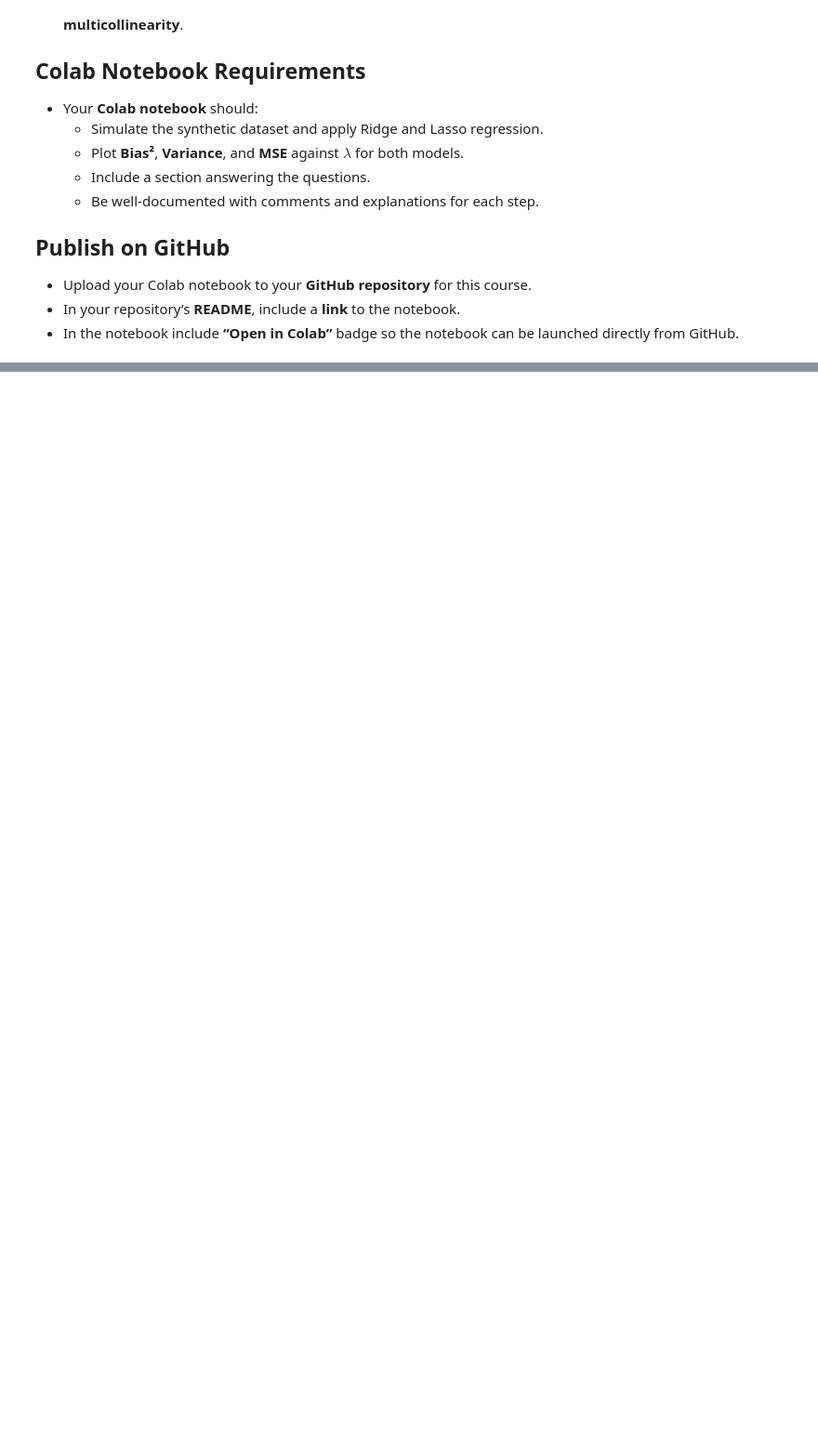
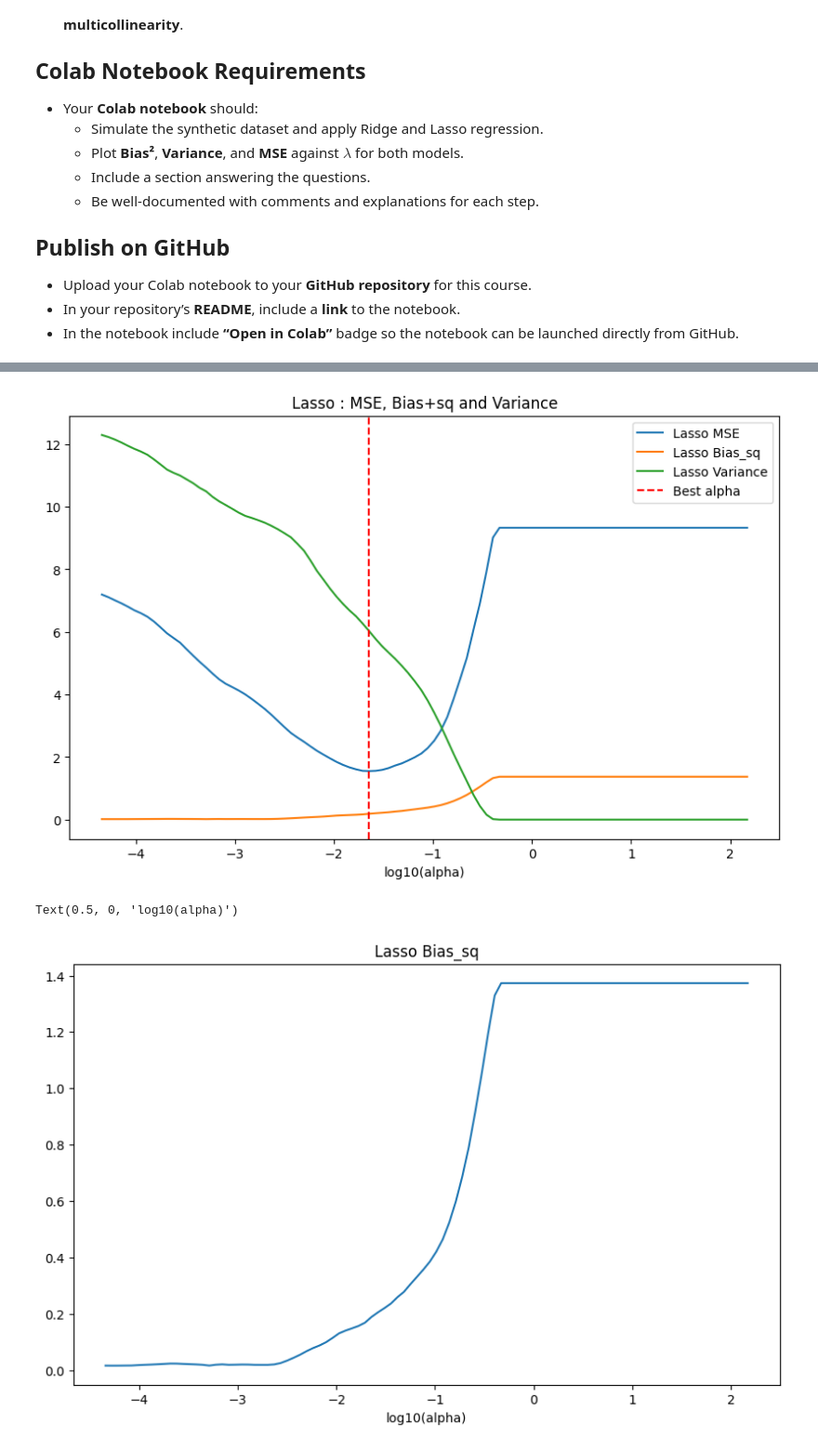
Before and after one commit to kussy29/machine_learning, a Jupyter notebook: lab04_penalized_regression.ipynb, the cells around one changed output, grey strips where cells are left out. Shown at 93% size. Cells and saved outputs as stored; diff of their text form; code cells hidden in the pictures; blank space fills up the shorter version.

```diff
--- a/lab04_penalized_regression.ipynb
+++ b/lab04_penalized_regression.ipynb
@@ -668,0 +693,62 @@ In this assignment, you will explore how **Ridge** and **Lasso** regression intr
+# %%
+alphas=np.exp(np.linspace(-10,5,100))
+
+ridge_mses=[]
+lasso_mses=[]
+ridge_biases=[]
+ridge_variances=[]
+lasso_biases=[]
+lasso_variances=[]
+min_mse_lasso=float('inf')
+min_mse_ridge=float('inf')
+alpha_lasso=0
+alpha_ridge=0
+for alpha in alphas:
+    ridge=Ridge(alpha=alpha).fit(X,y)
+    lasso=Lasso(alpha=alpha).fit(X,y)
+
+    # Calculating MSE, Bias and Variance
+    y_pred_ridge=ridge.predict(X_test)
+    y_pred_lasso=lasso.predict(X_test)
+
+    ridge_mses.append(np.mean((y_test-y_pred_ridge)**2))
+    lasso_mses.append(np.mean((y_test-y_pred_lasso)**2))
+
+    if np.mean((y_test-y_pred_ridge)**2)<min_mse_ridge:
+        min_mse_ridge=np.mean((y_test-y_pred_ridge)**2)
+        alpha_ridge=alpha
+
+    if np.mean((y_test-y_pred_lasso)**2)<min_mse_lasso:
+        min_mse_lasso=np.mean((y_test-y_pred_lasso)**2)
+        alpha_lasso=alpha
+
+
+    ridge_biases.append(np.mean(y_test-y_pred_ridge))
+    lasso_biases.append(np.mean(y_test-y_pred_lasso))
+
+    ridge_variances.append(np.var(y_pred_ridge))
+    lasso_variances.append(np.var(y_pred_lasso))
+
+log_alphas=np.log10(alphas)
+ridge_biases_2=np.array(ridge_biases)**2
+lasso_biases_2=np.array(lasso_biases)**2
+
+plt.figure(figsize=(10,6))
+
+plt.plot(log_alphas,lasso_mses,label='Lasso MSE')
+plt.plot(log_alphas,lasso_biases_2,label='Lasso Bias_sq')
+plt.plot(log_alphas,lasso_variances,label='Lasso Variance')
+plt.axvline(x=np.log10(alpha_lasso), color='red', linestyle='--', label=f"Best alpha")
+plt.title("Lasso : MSE, Bias_sq and Variance")
+plt.xlabel("log10(alpha)")
+plt.legend()
+plt.show()
+
+plt.figure(figsize=(10,6))
+plt.plot(log_alphas,lasso_biases_2,label='Lasso Bias_sq')
+plt.title("Lasso Bias_sq")
+plt.xlabel("log10(alpha)")
+# %% [output]
+[figure, added]
+Text(0.5, 0, 'log10(alpha)')
+[figure, added]
```
Also changed, not shown: parts of 3 cells of this notebook.
